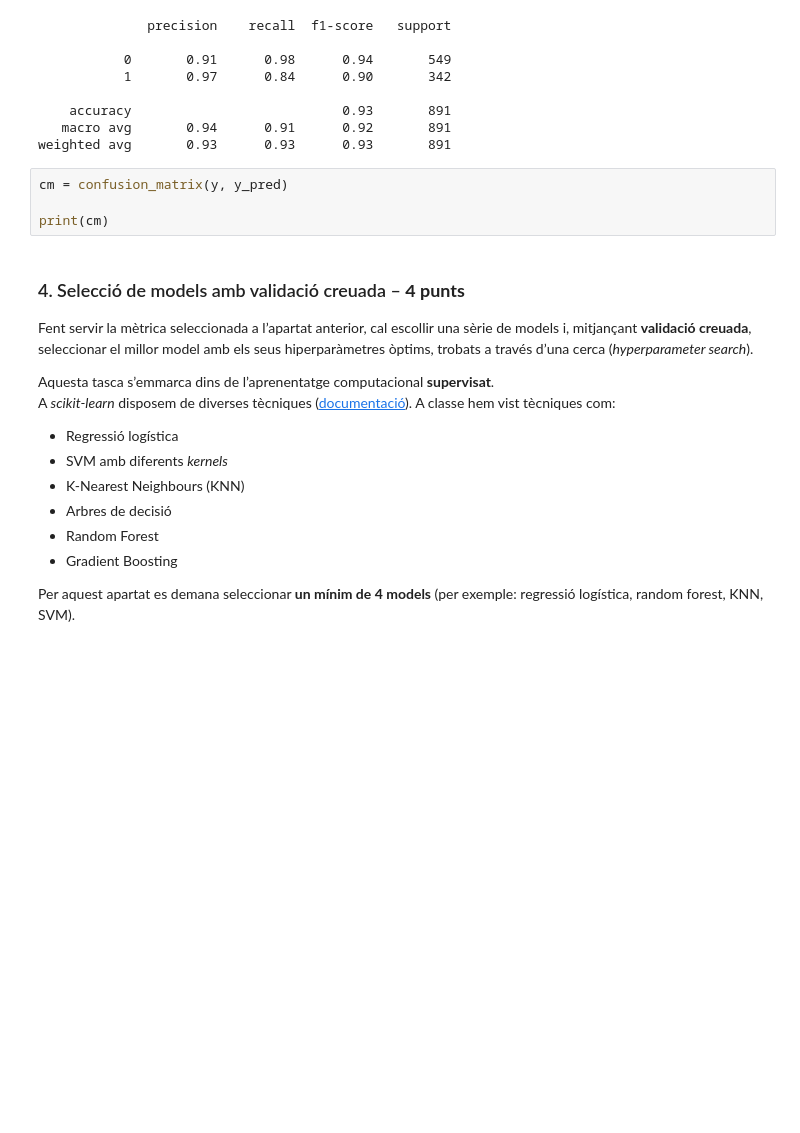
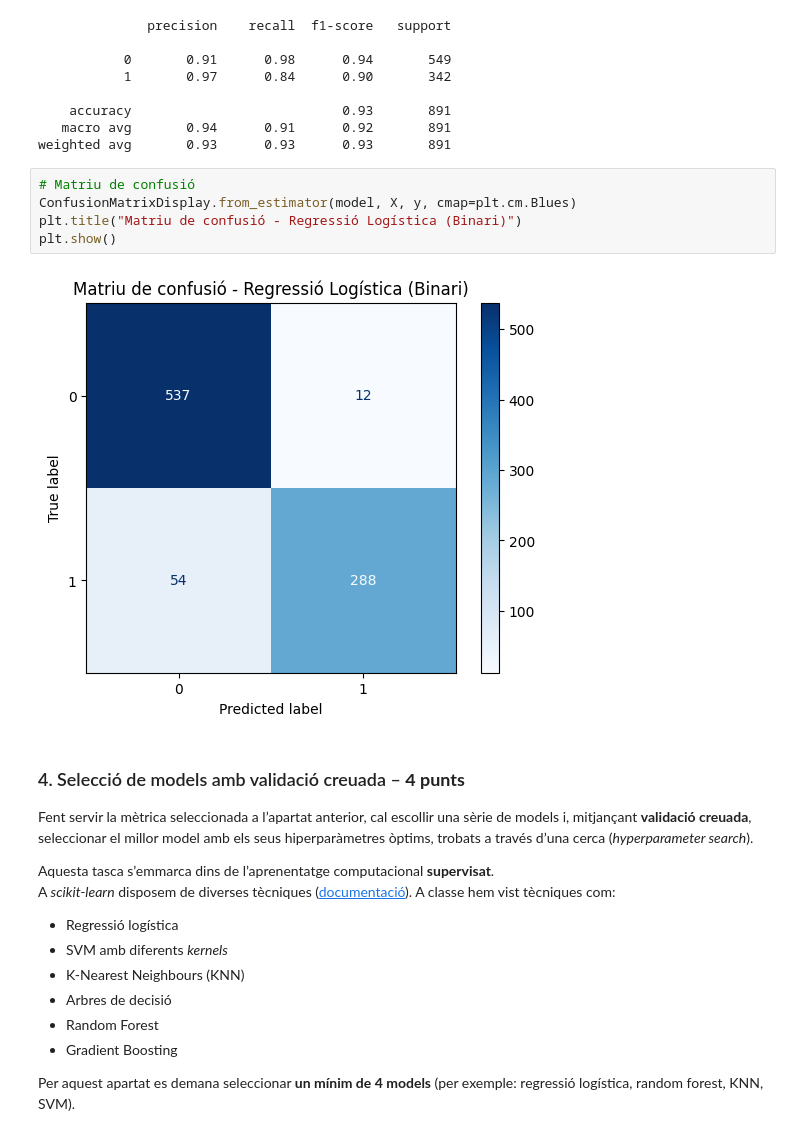
Before and after one commit to Emparans/titanico, a Jupyter notebook: APC_Practica_1_2025.ipynb, the cells around one changed output. Drawn from its saved outputs; the diff is of its cells as text; blank space fills up the shorter version.

```diff
--- a/APC_Practica_1_2025.ipynb
+++ b/APC_Practica_1_2025.ipynb
@@ -422,10 +423,13 @@ print(report)
     accuracy                           0.93       891
    macro avg       0.94      0.91      0.92       891
 weighted avg       0.93      0.93      0.93       891
-# %%
-cm = confusion_matrix(y, y_pred)
-
-print(cm)
+# %%
+# Matriu de confusió
+ConfusionMatrixDisplay.from_estimator(model, X, y, cmap=plt.cm.Blues)
+plt.title("Matriu de confusió - Regressió Logística (Binari)")
+plt.show()
+# %% [output]
+[figure, added]
 # %% [markdown]
 ### 4. Selecció de models amb validació creuada – **4 punts**
 
```
Also changed, not shown: parts of 4 cells of this notebook.
